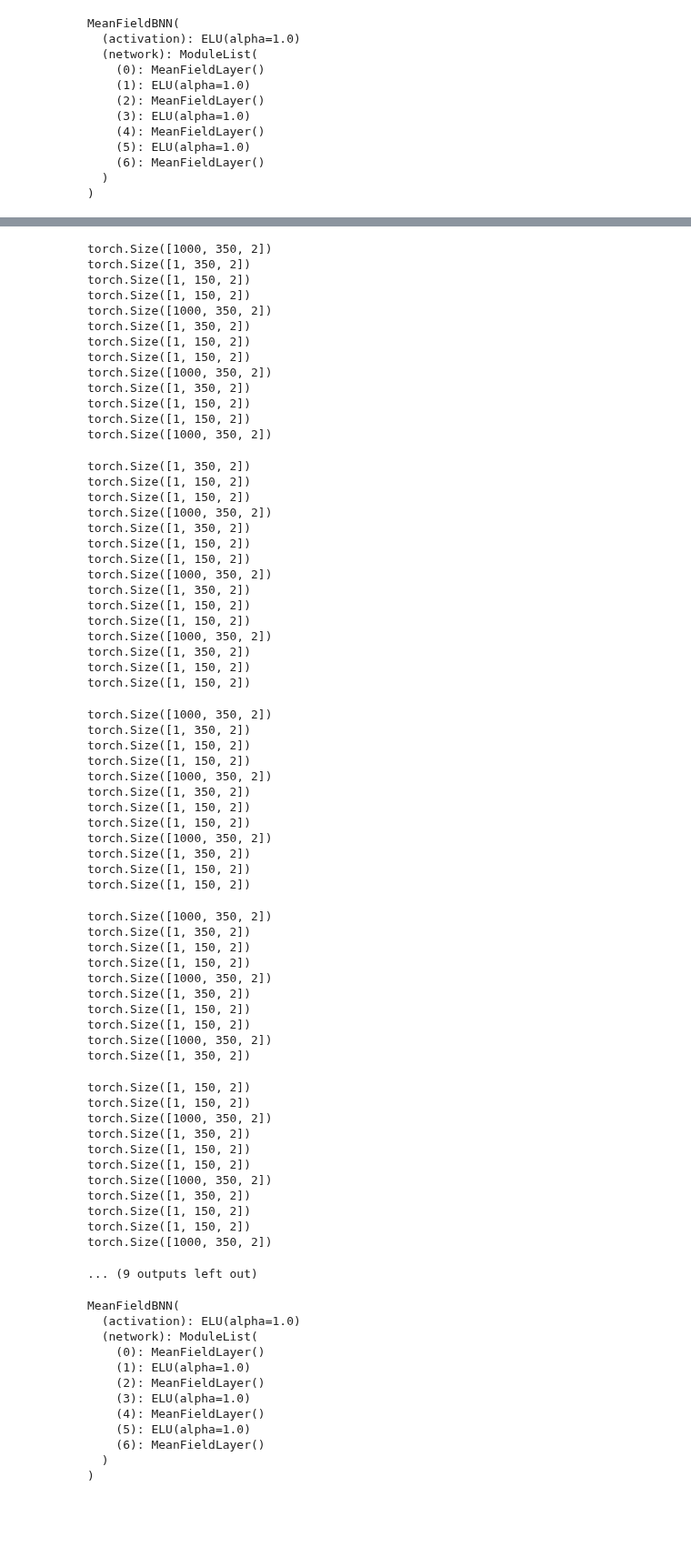
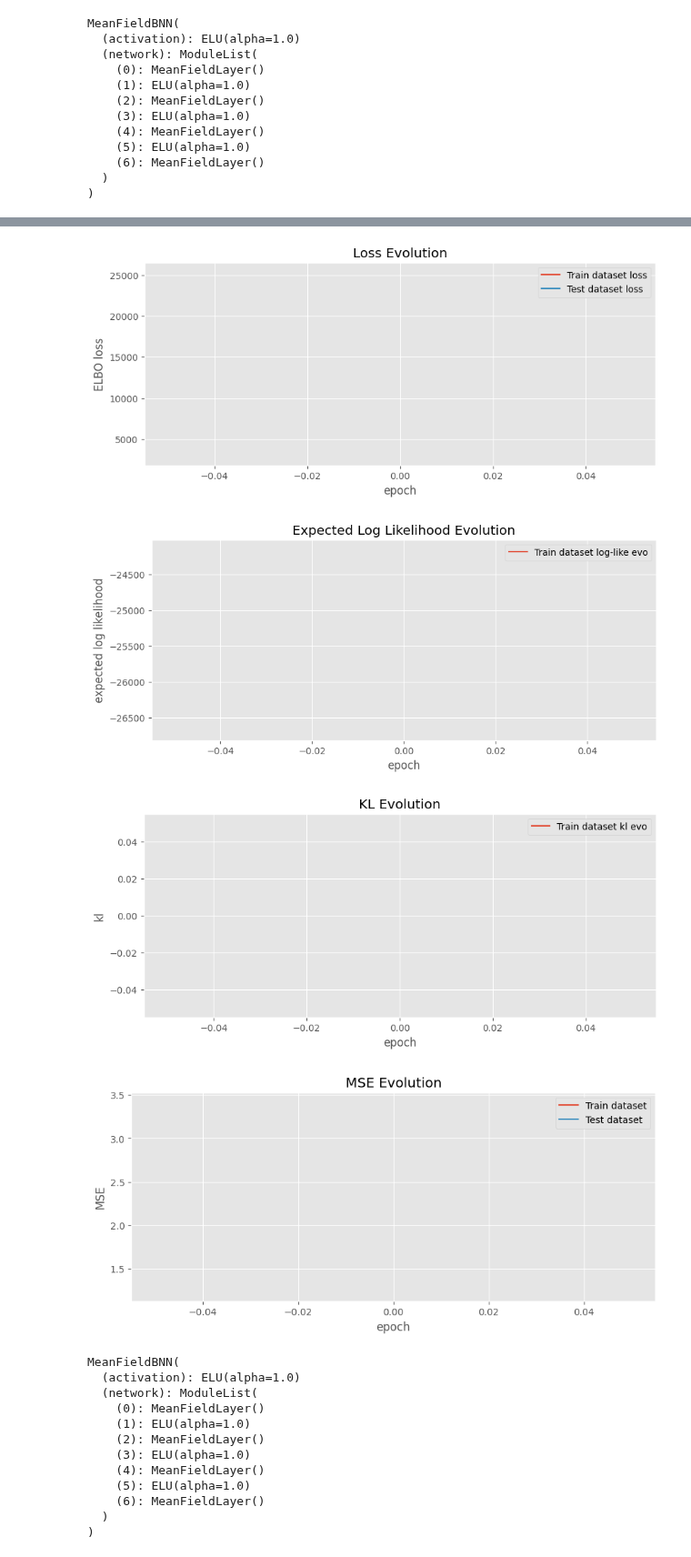
Before and after one commit to Marco-Gal/Bayesian-Neural-Network-Project, a Jupyter notebook: Multivariate Function/Multivariate Function Gaussian Network.ipynb, the cells around one changed output, grey strips where cells are left out. Shown at 91% size. Cells and saved outputs as stored; diff of their text form; code cells hidden in the pictures; blank space fills up the shorter version.

```diff
--- a/Multivariate Function/Multivariate Function Gaussian Network.ipynb
+++ b/Multivariate Function/Multivariate Function Gaussian Network.ipynb
@@ -84,7 +84,7 @@ tr_mse_loss_evo = []
 te_mse_loss_evo = []
 aux_loss = nn.MSELoss()
 
-for epoch in tqdm(range(4000)):  # epochs
+for epoch in tqdm(range(1)):  # epochs
     opt.zero_grad()
 
     l, ll, kl = bnn_model.loss(x_tr, y_tr,num_samples = 1000)
@@ -222,65 +134,7 @@ torch.Size([1, 150, 2])
-torch.Size([1000, 350, 2])
-torch.Size([1, 350, 2])
-torch.Size([1, 150, 2])
-torch.Size([1, 150, 2])
-torch.Size([1000, 350, 2])
-torch.Size([1, 350, 2])
-torch.Size([1, 150, 2])
-torch.Size([1, 150, 2])
-torch.Size([1000, 350, 2])
-torch.Size([1, 350, 2])
-torch.Size([1, 150, 2])
-torch.Size([1, 150, 2])
-torch.Size([1000, 350, 2])
-torch.Size([1, 350, 2])
-torch.Size([1, 150, 2])
-torch.Size([1, 150, 2])
-torch.Size([1000, 350, 2])
-torch.Size([1, 350, 2])
-torch.Size([1, 150, 2])
-torch.Size([1, 150, 2])
-torch.Size([1000, 350, 2])
-torch.Size([1, 350, 2])
-torch.Size([1, 150, 2])
-torch.Size([1, 150, 2])
-torch.Size([1000, 350, 2])
-torch.Size([1, 350, 2])
-torch.Size([1, 150, 2])
-torch.Size([1, 150, 2])
-torch.Size([1000, 350, 2])
-torch.Size([1, 350, 2])
-torch.Size([1, 150, 2])
-torch.Size([1, 150, 2])
-torch.Size([1000, 350, 2])
-torch.Size([1, 350, 2])
-torch.Size([1, 150, 2])
-torch.Size([1, 150, 2])
-torch.Size([1000, 350, 2])
-torch.Size([1, 350, 2])
-torch.Size([1, 150, 2])
-torch.Size([1, 150, 2])
-torch.Size([1000, 350, 2])
-torch.Size([1, 350, 2])
-torch.Size([1, 150, 2])
-torch.Size([1, 150, 2])
-torch.Size([1000, 350, 2])
-torch.Size([1, 350, 2])
-torch.Size([1, 150, 2])
-torch.Size([1, 150, 2])
-torch.Size([1000, 350, 2])
-torch.Size([1, 350, 2])
-torch.Size([1, 150, 2])
-torch.Size([1, 150, 2])
-torch.Size([1000, 350, 2])
-torch.Size([1, 350, 2])
-torch.Size([1, 150, 2])
-torch.Size([1, 150, 2])
-torch.Size([1000, 350, 2])
-torch.Size([1, 350, 2])
-torch.Size([1, 150, 2])
-torch.Size([1, 150, 2])
-torch.Size([1000, 350, 2])
-... (9 outputs left out)
+[figure, added]
+[figure, added]
+[figure, added]
+[figure, added]
 # %%
 bnn_model = MeanFieldBNN(2, [6, 6, 4], 1, noise_std=0.15, prior_var = 0.3)
 # find value of noise_std that works best by trial and error, but this is of course
```
Also changed, not shown: parts of 1 cell of this notebook, 1 other file.
